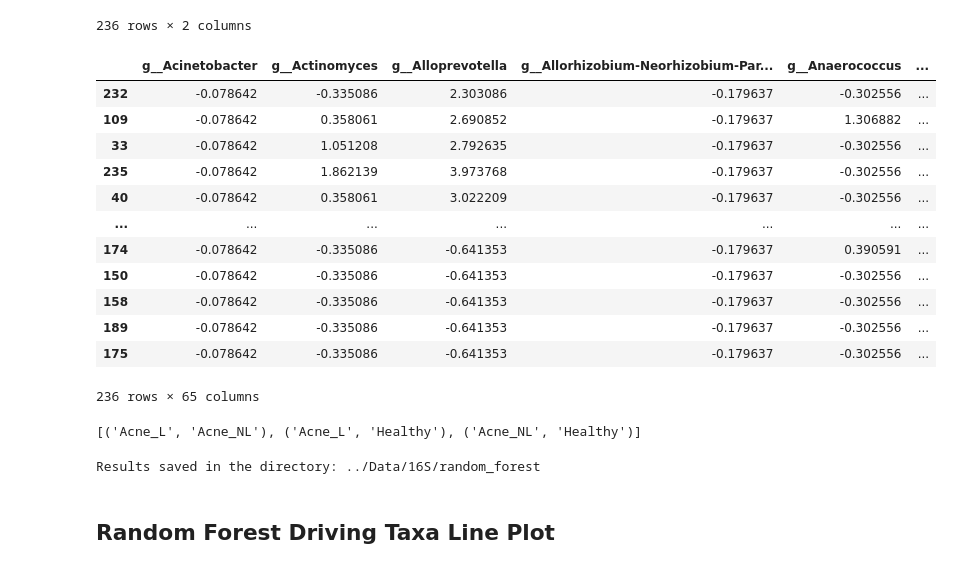
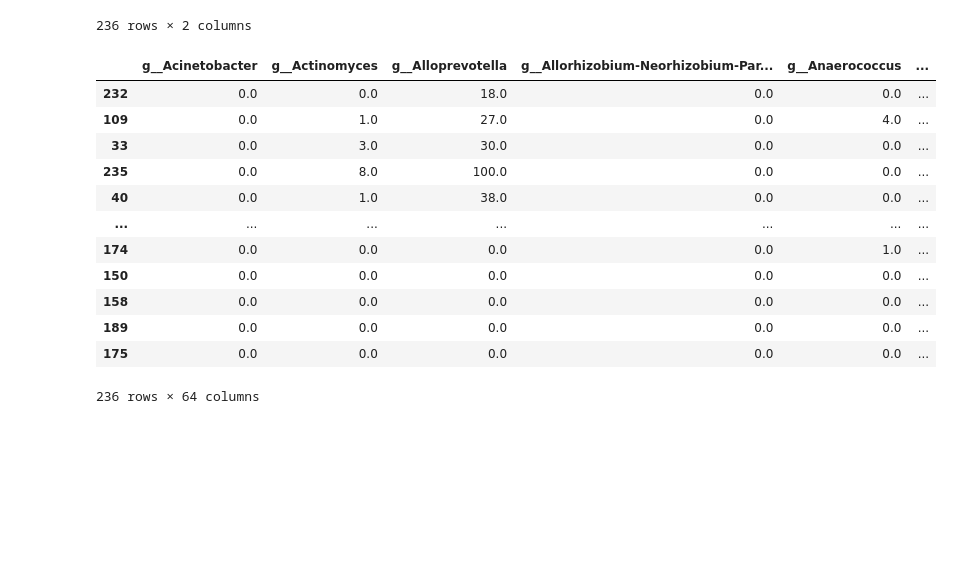
Before and after one commit to knightlab-analyses/Acne_Longitudinal_Microbiome, a Jupyter notebook: Notebooks/16S_random_forest.ipynb, the cells around one changed output. Cells and saved outputs as stored; diff of their text form; code cells hidden in the pictures; blank space fills up the shorter version.

Commit message:
update RF driving taxa analyses

```diff
--- a/Notebooks/16S_random_forest.ipynb
+++ b/Notebooks/16S_random_forest.ipynb
@@ -297,6 +278,6 @@ table = load_table(biom_file)
 biom_df = pd.DataFrame(table.matrix_data.toarray(),
                        index=table.ids(axis='observation'),
                        columns=table.ids(axis='sample'))
-
+biom_df = biom_df.T
 biom_df
 # %% [output]
@@ -361,28 +314,23 @@ metadata
 236 rows × 2 columns
 # %%
 # Assuming 'sample_id' links the two DataFrames
-merged_df = rclr_transformed.merge(metadata[['SampleID', 'group']], left_index=True, right_on='SampleID')
+merged_df = biom_df.merge(metadata[['SampleID', 'group']], left_index=True, right_on='SampleID')
+
+# Remove merged_df column
+merged_df.drop(columns=['SampleID'], inplace=True)
+
 merged_df
 # %% [output]
 |  | g__Acinetobacter | g__Actinomyces | g__Alloprevotella | g__Allorhizobium-Neorhizobium-Par... | g__Anaerococcus | ... |
-| 232 | -0.078642 | -0.335086 | 2.303086 | -0.179637 | -0.302556 | ... |
-| 109 | -0.078642 | 0.358061 | 2.690852 | -0.179637 | 1.306882 | ... |
-| 33 | -0.078642 | 1.051208 | 2.792635 | -0.179637 | -0.302556 | ... |
-| 235 | -0.078642 | 1.862139 | 3.973768 | -0.179637 | -0.302556 | ... |
-| 40 | -0.078642 | 0.358061 | 3.022209 | -0.179637 | -0.302556 | ... |
+| 232 | 0.0 | 0.0 | 18.0 | 0.0 | 0.0 | ... |
+| 109 | 0.0 | 1.0 | 27.0 | 0.0 | 4.0 | ... |
+| 33 | 0.0 | 3.0 | 30.0 | 0.0 | 0.0 | ... |
+| 235 | 0.0 | 8.0 | 100.0 | 0.0 | 0.0 | ... |
+| 40 | 0.0 | 1.0 | 38.0 | 0.0 | 0.0 | ... |
 | ... | ... | ... | ... | ... | ... | ... |
-| 174 | -0.078642 | -0.335086 | -0.641353 | -0.179637 | 0.390591 | ... |
-| 150 | -0.078642 | -0.335086 | -0.641353 | -0.179637 | -0.302556 | ... |
-| 158 | -0.078642 | -0.335086 | -0.641353 | -0.179637 | -0.302556 | ... |
-| 189 | -0.078642 | -0.335086 | -0.641353 | -0.179637 | -0.302556 | ... |
-| 175 | -0.078642 | -0.335086 | -0.641353 | -0.179637 | -0.302556 | ... |
+| 174 | 0.0 | 0.0 | 0.0 | 0.0 | 1.0 | ... |
+| 150 | 0.0 | 0.0 | 0.0 | 0.0 | 0.0 | ... |
+| 158 | 0.0 | 0.0 | 0.0 | 0.0 | 0.0 | ... |
+| 189 | 0.0 | 0.0 | 0.0 | 0.0 | 0.0 | ... |
+| 175 | 0.0 | 0.0 | 0.0 | 0.0 | 0.0 | ... |
-236 rows × 65 columns
+236 rows × 64 columns
-# %%
-# Define unique groups
-unique_groups = metadata['group'].unique()
-
-# Create pairwise comparisons
-pairwise_comparisons = [(unique_groups[i], unique_groups[j]) for i in range(len(unique_groups)) for j in range(i+1, len(unique_groups))]
-pairwise_comparisons
-# %% [output]
-[('Acne_L', 'Acne_NL'), ('Acne_L', 'Healthy'), ('Acne_NL', 'Healthy')]
@@ -425,23 +336,0 @@ for group1, group2 in pairwise_comparisons:
-# %%
-# Directory to save the results
-output_dir = "../Data/16S/random_forest"
-os.makedirs(output_dir, exist_ok=True)
-
-for comparison, result in results.items():
-    group1, group2 = comparison
-
-    # Save classification report
-    report_file = os.path.join(output_dir, f"classification_report_{group1}_vs_{group2}.txt")
-    with open(report_file, "w") as f:
-        f.write(f"Comparison: {group1} vs {group2}\n")
-        f.write(result['classification_report'])
-
-    # Save feature importance
-    feature_file = os.path.join(output_dir, f"feature_importance_{group1}_vs_{group2}.csv")
-    result['feature_importance'].head(10).to_csv(feature_file, index=False)
-
-print(f"Results saved in the directory: {output_dir}")
-# %% [output]
-Results saved in the directory: ../Data/16S/random_forest
-# %% [markdown]
-## Random Forest Driving Taxa Line Plot
```
Also changed, not shown: parts of 20 cells of this notebook, 23 other files.
